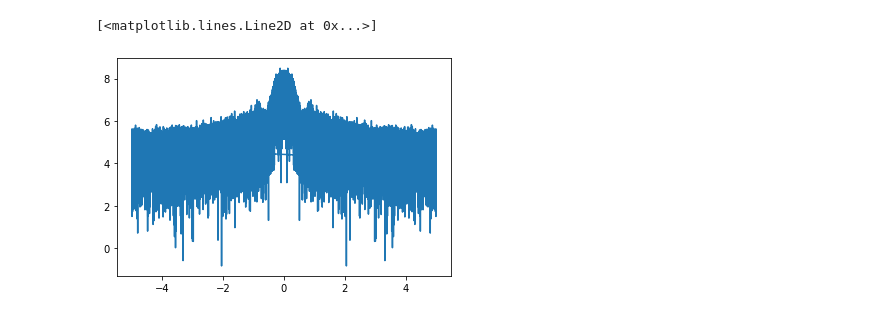
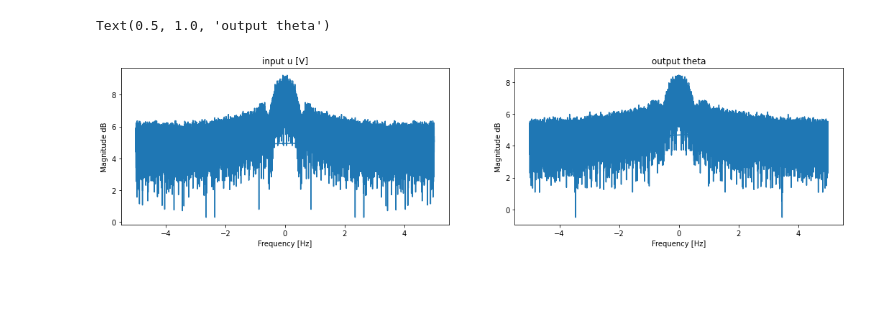
Before and after one commit to Mixxxxx358/NonlinearController, a Jupyter notebook: physical_nmpc_test.ipynb, the cells around one changed output. Cells and saved outputs as stored; diff of their text form; code cells hidden in the pictures; blank space fills up the shorter version.

```diff
--- a/physical_nmpc_test.ipynb
+++ b/physical_nmpc_test.ipynb
@@ -253,3 +195,10 @@ range
+# %%
+log_w = np.load("NonlinearController/data/sin_perturbed_NMPC_w.npy")
+log_q = np.load("NonlinearController/data/sin_perturbed_NMPC_q.npy")
+nr_sim_steps = log_w.shape[1]; dt=0.1
+
+# np.save("NonlinearController/data/noiseless_smallRef_NMPC_w.npy", log_w)
+# np.save("NonlinearController/data/noiseless_smallRef_NMPC_q.npy", log_q)
 # %%
 fig = plt.figure(figsize=(18,4))
 plt.subplot(1,3,1)
@@ -269,5 +219,16 @@ plt.plot(np.fft.fftfreq(nr_sim_steps, d=dt), np.log(abs(np.fft.fft(log_w[0,:])))
-# %%
-plt.plot(np.fft.fftfreq(nr_sim_steps, d=dt), np.log(abs(np.fft.fft(y)))/1)
-# %% [output]
-[<matplotlib.lines.Line2D at 0x...>]
-[figure, removed]
+# %%
+fig = plt.figure(figsize=(18,4))
+y = np.arctan2(log_q[0,:], log_q[1,:])
+plt.subplot(1,2,1)
+plt.plot(np.fft.fftfreq(nr_sim_steps, d=dt), np.log(abs(np.fft.fft(log_w[0,:])))/1)
+plt.xlabel("Frequency [Hz]")
+plt.ylabel("Magnitude dB")
+plt.title('input u [V]')
+plt.subplot(1,2,2)
+plt.plot(np.fft.fftfreq(nr_sim_steps, d=dt), np.log(abs(np.fft.fft(y)))/1)
+plt.xlabel("Frequency [Hz]")
+plt.ylabel("Magnitude dB")
+plt.title('output theta')
+# %% [output]
+Text(0.5, 1.0, 'output theta')
+[figure, added]
```
Also changed, not shown: parts of 10 cells of this notebook, 2 other files.
